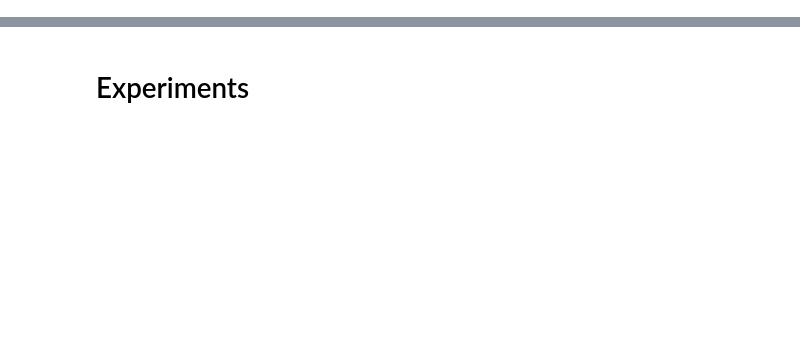
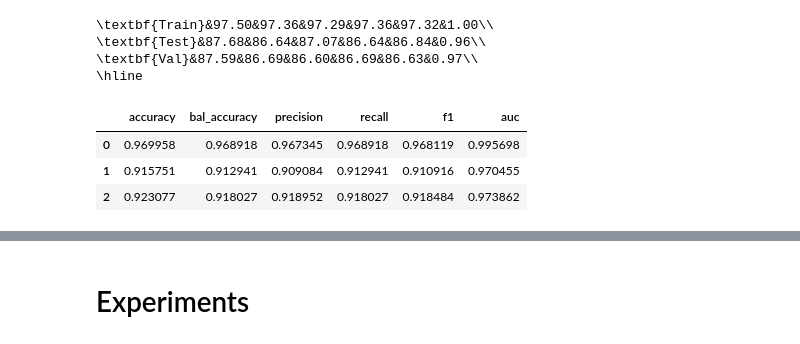
Before and after one commit to Lokixin/TFM_GNN, a Jupyter notebook: main.ipynb, the cells around one changed output, grey strips where cells are left out. Saved outputs shown, nothing was run; the diff lists cells and outputs as text; code cells hidden in the pictures; blank space fills up the shorter version.

```diff
--- a/main.ipynb
+++ b/main.ipynb
@@ -256,3 +322,49 @@ Epoch: 002, Train Acc: 0.7238, Test Acc: 0.7176
+# %%
+# Compute metrics
+from sklearn.metrics import precision_recall_fscore_support, roc_auc_score
+
+def compute_metrics_binary(acc, y_true, y_probs, y_pred):
+    bal_acc = balanced_accuracy_score(y_true, y_pred)
+    precision, recall, f1, _ = precision_recall_fscore_support(y_true, y_pred, average='macro')
+    auc = roc_auc_score(y_true, y_probs, multi_class="ovo")#y_probs[:, 1]
+    metrics = {"accuracy": acc, "bal_accuracy": bal_acc, "precision": precision, "recall": recall, "f1": f1, "auc": auc}
+    return metrics
+
+def build_latex_string(metrics):
+    latex_string = ""
+    splits = ["Train", "Test", "Val"]
+    measures = ["accuracy", "bal_accuracy", "precision", "recall", "f1"]
+    for idx, row in metrics.iterrows():
+        latex_string += "\\textbf{"+splits[idx]+"}"
+        for measure in measures:
+            latex_string += "&"+f"{row[measure]*100:.2f}"
+        latex_string += "&"+f"{row['auc']:.2f}"+"\\\\" + "\n"
+    latex_string += "\\hline"
+    print(latex_string)
+
+
+train_acc, y_true_train, y_probs_train, y_pred_train = test(train_dataloader)
+test_acc, y_true_test, y_probs_test, y_pred_test = test(test_dataloader)
+val_acc, y_true_val, y_probs_val, y_pred_val = test(val_dataloader)
+
+train_metrics = compute_metrics_binary(train_acc, y_true_train, y_probs_train, y_pred_train)
+test_metrics = compute_metrics_binary(test_acc, y_true_test, y_probs_test, y_pred_test)
+val_metrics = compute_metrics_binary(val_acc, y_true_val, y_probs_val, y_pred_val)
+
+metrics_df = pd.DataFrame([train_metrics, test_metrics, val_metrics])
+build_latex_string(metrics_df)
+# %% [output]
+\textbf{Train}&97.50&97.36&97.29&97.36&97.32&1.00\\
+\textbf{Test}&87.68&86.64&87.07&86.64&86.84&0.96\\
+\textbf{Val}&87.59&86.69&86.60&86.69&86.63&0.97\\
+\hline
+# %%
+metrics_df
+# %% [output]
+|  | accuracy | bal_accuracy | precision | recall | f1 | auc |
+| 0 | 0.969958 | 0.968918 | 0.967345 | 0.968918 | 0.968119 | 0.995698 |
+| 1 | 0.915751 | 0.912941 | 0.909084 | 0.912941 | 0.910916 | 0.970455 |
+| 2 | 0.923077 | 0.918027 | 0.918952 | 0.918027 | 0.918484 | 0.973862 |
 # %%
 import matplotlib.pyplot as plt
 from sklearn.metrics import confusion_matrix, ConfusionMatrixDisplay
```
Also changed, not shown: parts of 19 cells of this notebook, 43 other files.
